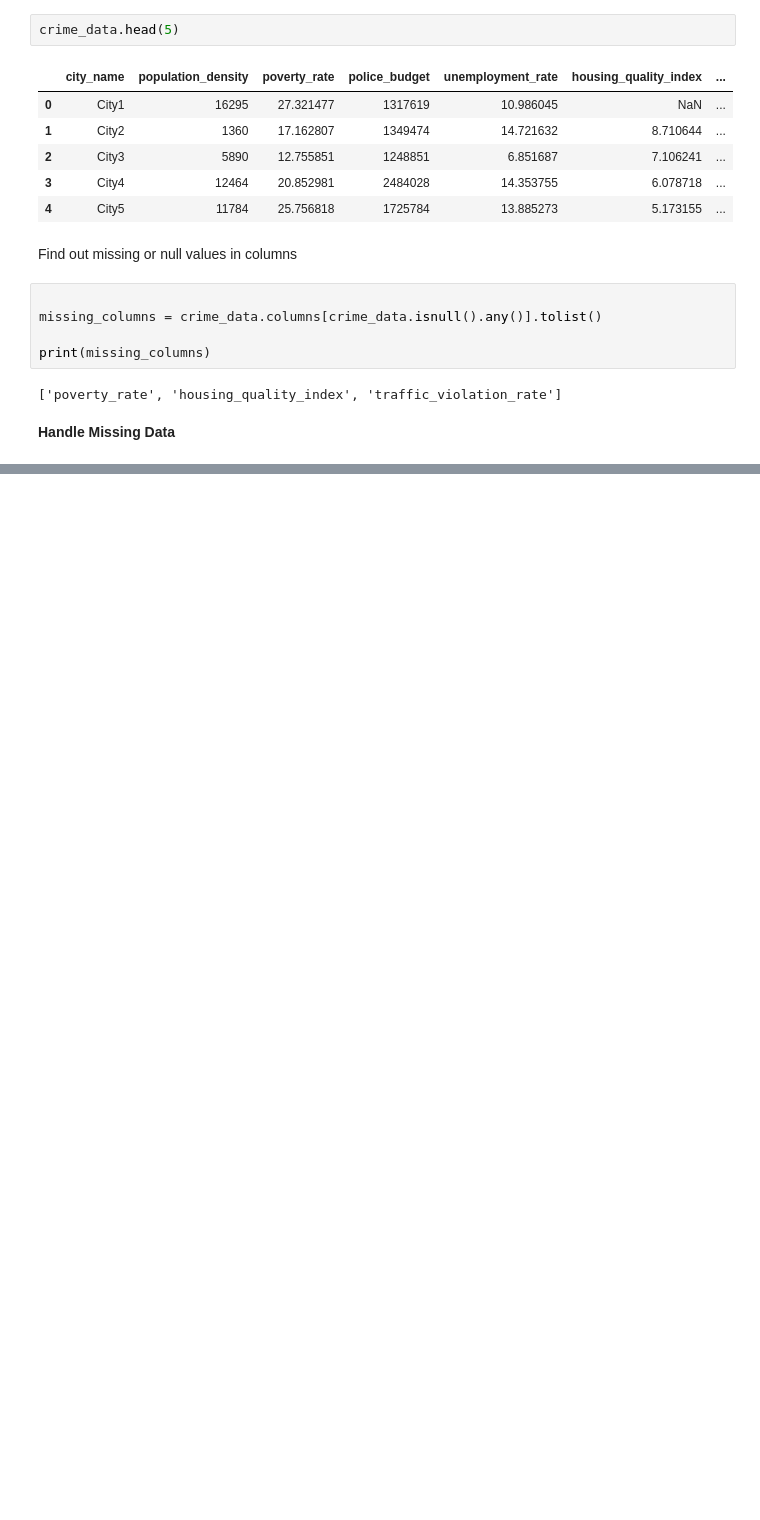
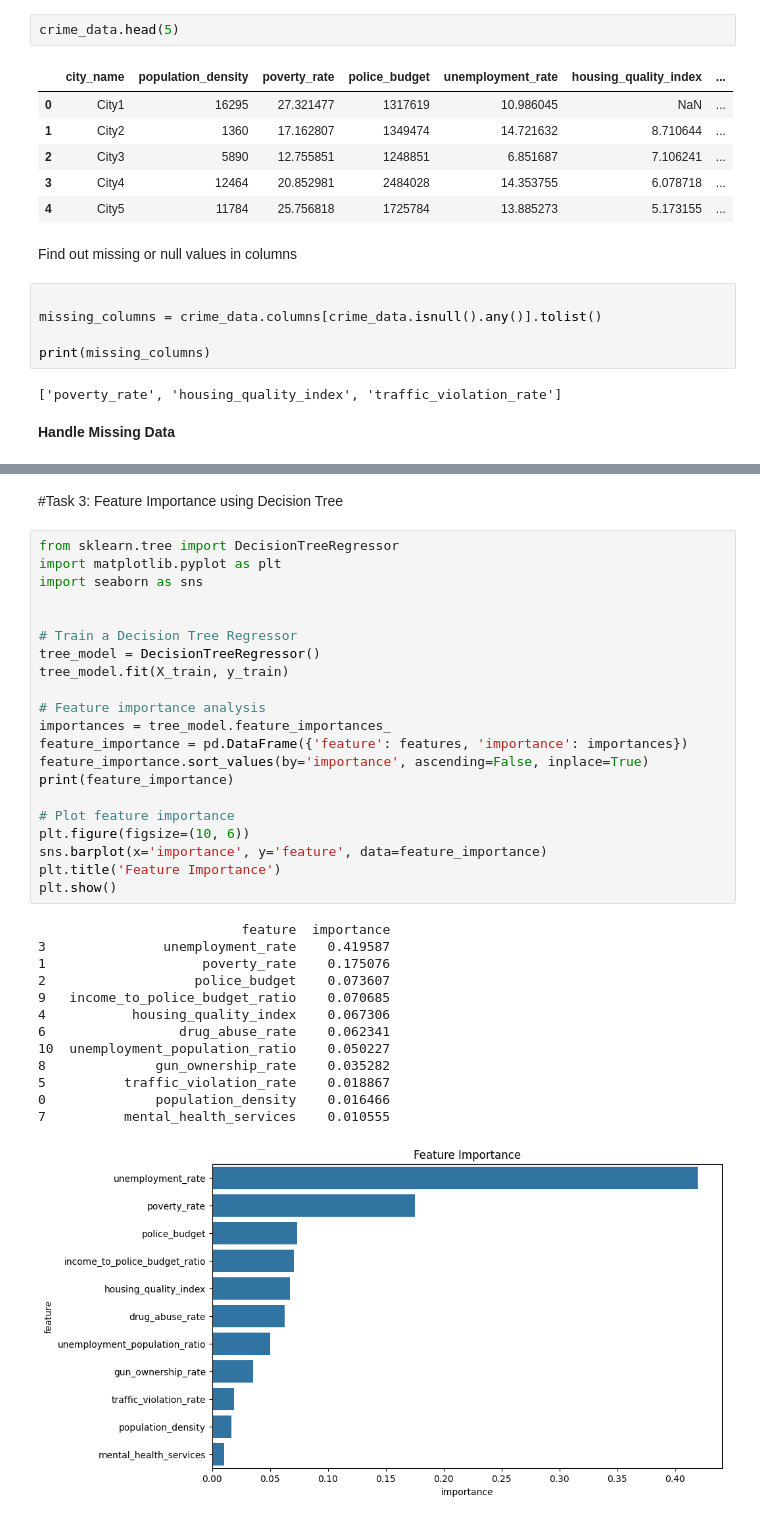
Before and after one commit to aravind2060/100-days-of-machine-learning, a Jupyter notebook: crime_rate_prediction.ipynb, the cells around one changed output, grey strips where cells are left out. Cells and saved outputs as stored; diff of their text form; blank space fills up the shorter version.

```diff
--- a/crime_rate_prediction.ipynb
+++ b/crime_rate_prediction.ipynb
@@ -126,0 +226,37 @@ print(missing_columns)
+# %% [markdown]
+#Task 3: Feature Importance using Decision Tree
+# %%
+from sklearn.tree import DecisionTreeRegressor
+import matplotlib.pyplot as plt
+import seaborn as sns
+
+
+# Train a Decision Tree Regressor
+tree_model = DecisionTreeRegressor()
+tree_model.fit(X_train, y_train)
+
+# Feature importance analysis
+importances = tree_model.feature_importances_
+feature_importance = pd.DataFrame({'feature': features, 'importance': importances})
+feature_importance.sort_values(by='importance', ascending=False, inplace=True)
+print(feature_importance)
+
+# Plot feature importance
+plt.figure(figsize=(10, 6))
+sns.barplot(x='importance', y='feature', data=feature_importance)
+plt.title('Feature Importance')
+plt.show()
+# %% [output]
+                          feature  importance
+3               unemployment_rate    0.419587
+1                    poverty_rate    0.175076
+2                   police_budget    0.073607
+9   income_to_police_budget_ratio    0.070685
+4           housing_quality_index    0.067306
+6                 drug_abuse_rate    0.062341
+10  unemployment_population_ratio    0.050227
+8              gun_ownership_rate    0.035282
+5          traffic_violation_rate    0.018867
+0              population_density    0.016466
+7          mental_health_services    0.010555
+[figure, added]
```
Also changed, not shown: parts of 12 cells of this notebook.
